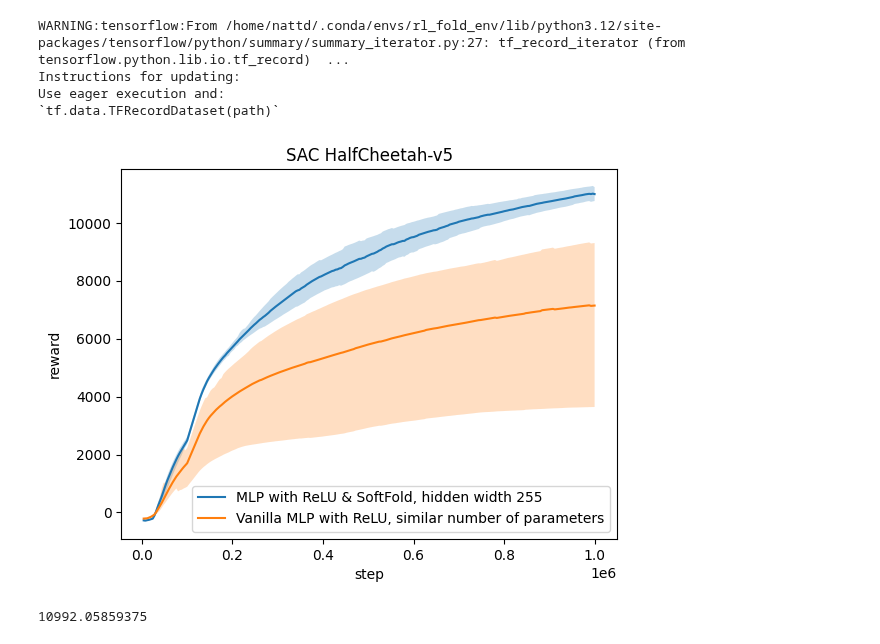
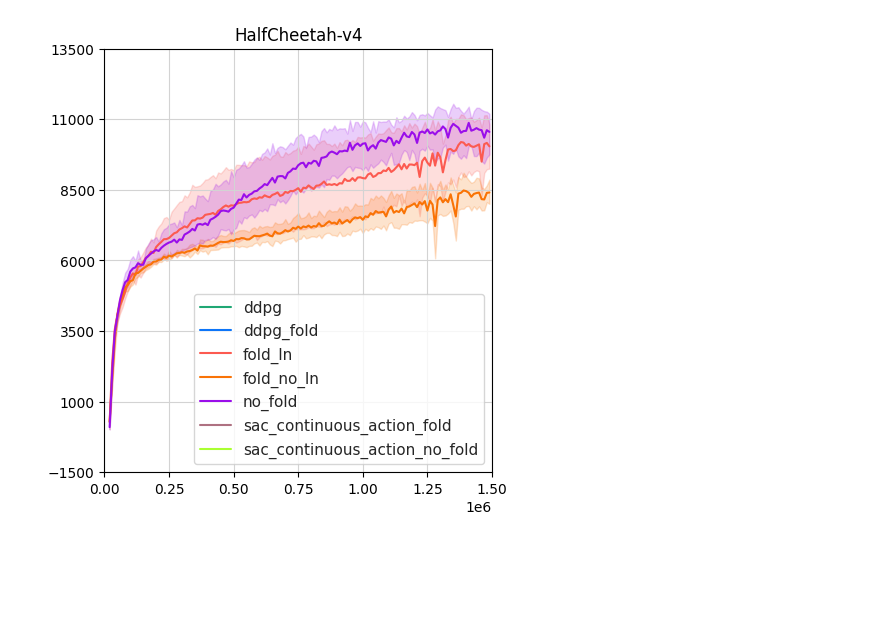
Before and after one commit to binDebug3/FoldAndCutNetworks, a Jupyter notebook: BenchmarkTests/RL/plotting_rewards.ipynb, the cells around one changed output. Saved outputs shown, nothing was run; the diff lists cells and outputs as text; code cells hidden in the pictures; blank space fills up the shorter version.

```diff
--- a/BenchmarkTests/RL/plotting_rewards.ipynb
+++ b/BenchmarkTests/RL/plotting_rewards.ipynb
@@ -132,34 +16,41 @@ compare_models(["two_hidden_layer_8x_softfold_has_stretch_fold", "full_mlp_mlp"]
-# %%
-cheetah_dfs = {}
-for model in os.listdir("logs/HalfCheetah") :
-    if model != "fold_then_linear" :
-        fold = []
-        fold_no_relu = []
-        mlp = []
-        for fold_mlp in os.listdir(os.path.join("logs/HalfCheetah", model)) :
-            for file in os.listdir(os.path.join("logs/HalfCheetah", model, fold_mlp)) :
-                run = get_scalar_run_tensorboard(os.path.join("logs/HalfCheetah", model, fold_mlp, file))
-                if "fold_no_relu" in fold_mlp :
-                    fold_no_relu.append(run)
-                elif "fold" in fold_mlp :
-                    fold.append(run)
-                elif ("mlp" in fold_mlp) or ("run" in fold_mlp):
-                    mlp.append(run)
-        if len(fold) > 1 :
-            cheetah_dfs[f"{model}_fold"] = np.array(fold)
-        cheetah_dfs[f"{model}_mlp"] = np.array(mlp)
-        if len(fold_no_relu) > 1 :
-            cheetah_dfs[f"{model}_fold_no_relu"] = np.array(fold_no_relu)
-# %% [output]
-WARNING:tensorflow:From /home/nattd/.conda/envs/rl_fold_env/lib/python3.12/site-packages/tensorflow/python/summary/summary_iterator.py:27: tf_record_iterator (from tensorflow.python.lib.io.tf_record)  ...
-Instructions for updating:
-Use eager execution and:
-`tf.data.TFRecordDataset(path)`
-# %%
-compare_models(["two_hidden_layer_15x_softfold_has_stretch_fold", "two_hidden_layer_15x_softfold_has_stretch_mlp"], ["MLP with ReLU & SoftFold, hidden width 255", "Vanilla MLP with ReLU, similar number of parameters"], "SAC HalfCheetah-v5", cheetah_dfs)
-# %% [output]
-[figure, removed]
-# %%
-np.mean(cheetah_dfs["two_hidden_layer_15x_softfold_has_stretch_fold"][:,-1])
-# %% [output]
-10992.05859375
+# %%
+def plot(env, steps, yticks=None, xticks=None):
+    palette = ['xkcd:jade', 'xkcd:deep sky blue', 'xkcd:coral', 'xkcd:orange', 'xkcd:violet', 'xkcd:mauve', 'xkcd:lime']
+
+    log_dir = os.path.join("../../../runs", env)
+    df = SummaryReader(log_dir, pivot=True, extra_columns={'dir_name'}).scalars
+
+    df = df[["Steps", "Test/return", "dir_name"]]
+    df = df.assign(dir_name=df["dir_name"].apply(lambda s: s.split('/')[0]))
+
+    fig = plt.figure(figsize=(5,5.5))
+    ax = plt.gca()
+    sns.set_theme(style='whitegrid')
+    plt.grid(color='lightgray')
+
+    g = sns.lineplot(data=df, x='Steps', y='Test/return', hue='dir_name', palette=palette) #
+    g.set(xlim=(0, steps))
+    if env == "Hopper-v4":
+        g.set(ylim=(0, 3750))
+    elif env == "Humanoid-v4":
+        g.set(ylim=(0, 7500))
+    else:
+        g.set(ylim=(yticks[0], yticks[-1]))
+    if xticks is not None:
+        g.set_xticks(xticks)
+    if yticks is not None:
+        g.set_yticks(yticks)
+    plt.legend()
+    plt.title(env)
+
+    plt.xlabel('')
+    plt.ylabel('')
+    plt.show()
+# %%
+env = "HalfCheetah-v4"
+steps = 1500000
+yticks = np.arange(-1500, 13500+2500, 2500)
+xticks = np.arange(0, steps+1, 250000)
+plot(env, steps, yticks, xticks)
+# %% [output]
+[figure, added]
```
Also changed, not shown: parts of 20 cells of this notebook, 16 other files.
